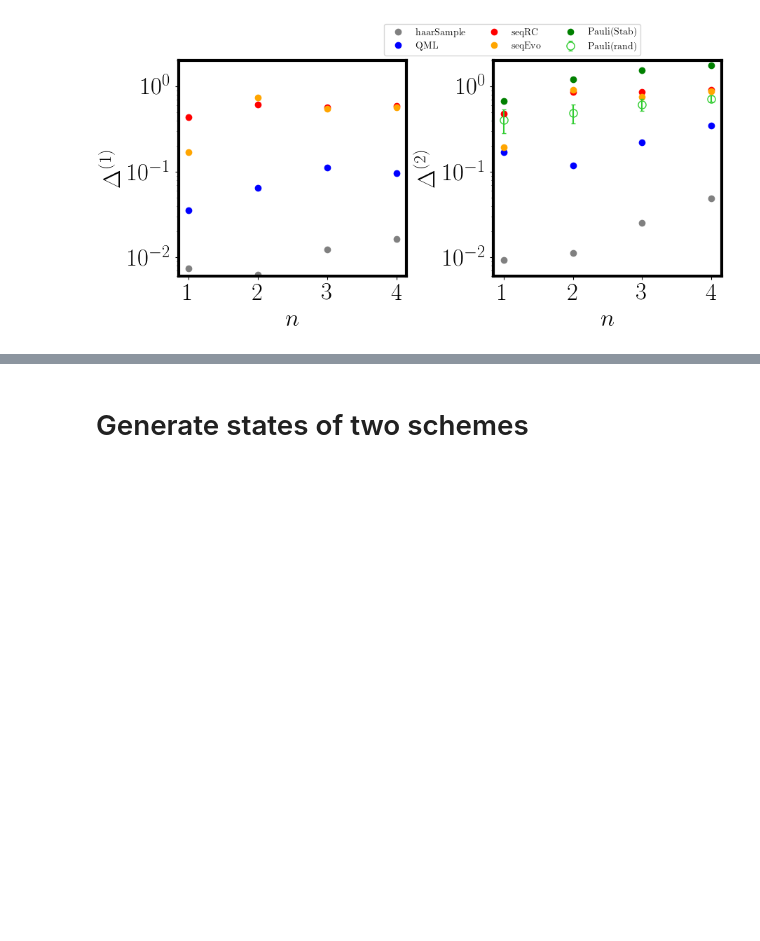
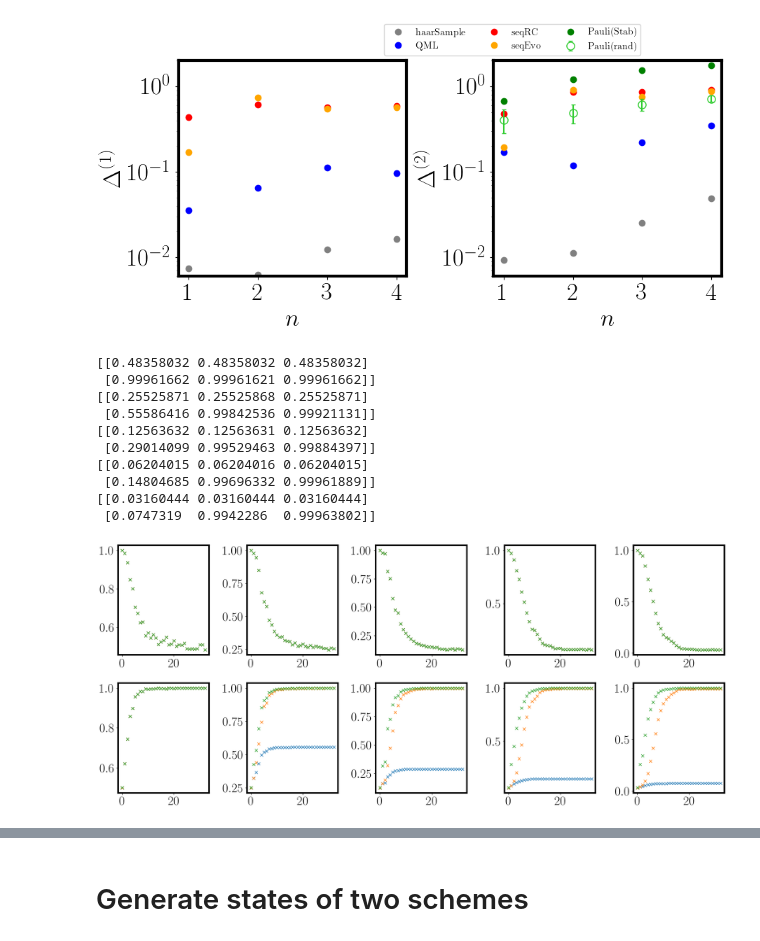
Before and after one commit to bzGit06/HaarQML, a Jupyter notebook: QTM_haar.ipynb, the cells around one changed output, grey strips where cells are left out. Cells and saved outputs as stored; diff of their text form; code cells hidden in the pictures; blank space fills up the shorter version.

```diff
--- a/QTM_haar.ipynb
+++ b/QTM_haar.ipynb
@@ -743,3 +838,34 @@ plt.subplots_adjust(wspace=0.38, hspace=0.1)
 # plt.close()
 # %% [output]
 [figure]
+# %%
+# fidelities
+ns = np.arange(1, 6)
+T = 32
+
+fig, axs = plt.subplots(2, 5, figsize=(18, 8))
+for i in range(5):
+    fids = np.load(f'data/training/AvgState/n{ns[i]}/states/HaarAvgK1fids_n{ns[i]}na1T{T}L{2*(ns[i]+1)}_r0.22.npy')
+    axs[0, i].plot(fids[0, 0], 'x', label='sub')
+    axs[0, i].plot(fids[0, 1], 'x', label='fid')
+    axs[0, i].plot(fids[0, 2], 'x', label='sup')
+
+    axs[1, i].plot(fids[1, 0], 'x', label='sub')
+    axs[1, i].plot(fids[1, 1], 'x', label='fid')
+    axs[1, i].plot(fids[1, 2], 'x', label='sup')
+
+    print(fids[:, :, -1])
+
+plt.tight_layout()
+# %% [output]
+[[0.48358032 0.48358032 0.48358032]
+ [0.99961662 0.99961621 0.99961662]]
+[[0.25525871 0.25525868 0.25525871]
+ [0.55586416 0.99842536 0.99921131]]
+[[0.12563632 0.12563631 0.12563632]
+ [0.29014099 0.99529463 0.99884397]]
+[[0.06204015 0.06204016 0.06204015]
+ [0.14804685 0.99696332 0.99961889]]
+[[0.03160444 0.03160444 0.03160444]
+ [0.0747319  0.9942286  0.99963802]]
+[figure, added]
```
Also changed, not shown: parts of 10 cells of this notebook, 33 other files.
